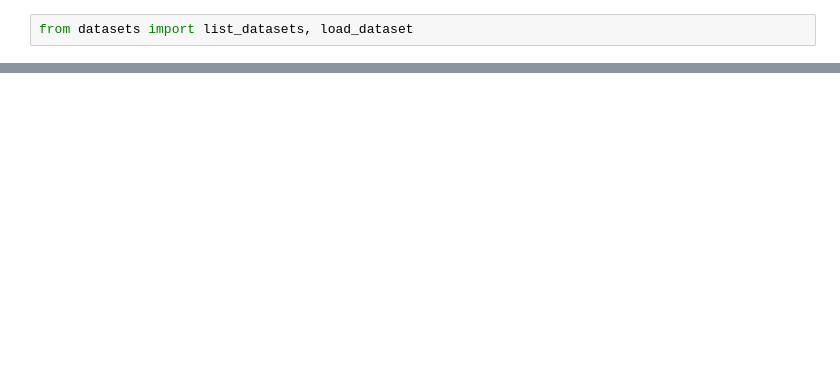
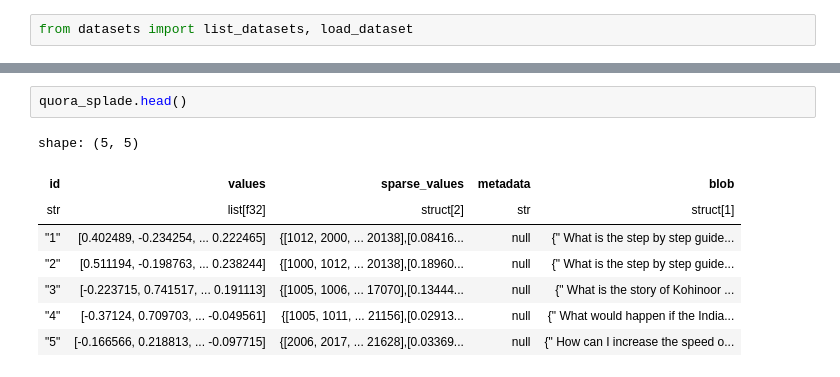
Before and after one commit to pinecone-io/pinecone-datasets, a Jupyter notebook: scratchpad.ipynb, the cells around one changed output, grey strips where cells are left out. Cells and saved outputs as stored; diff of their text form; blank space fills up the shorter version.

```diff
--- a/scratchpad.ipynb
+++ b/scratchpad.ipynb
@@ -35,0 +42,11 @@ for row in dataset.iter_docs(batch_size=2):
+# %%
+quora_splade.head()
+# %% [output]
+shape: (5, 5)
+| id | values | sparse_values | metadata | blob |
+| str | list[f32] | struct[2] | str | struct[1] |
+| "1" | [0.402489, -0.234254, ... 0.222465] | {[1012, 2000, ... 20138],[0.08416... | null | {" What is the step by step guide... |
+| "2" | [0.511194, -0.198763, ... 0.238244] | {[1000, 1012, ... 20138],[0.18960... | null | {" What is the step by step guide... |
+| "3" | [-0.223715, 0.741517, ... 0.191113] | {[1005, 1006, ... 17070],[0.13444... | null | {" What is the story of Kohinoor ... |
+| "4" | [-0.37124, 0.709703, ... -0.049561] | {[1005, 1011, ... 21156],[0.02913... | null | {" What would happen if the India... |
+| "5" | [-0.166566, 0.218813, ... -0.097715] | {[2006, 2017, ... 21628],[0.03369... | null | {" How can I increase the speed o... |
```
Also changed, not shown: parts of 13 cells of this notebook, 9 other files.
